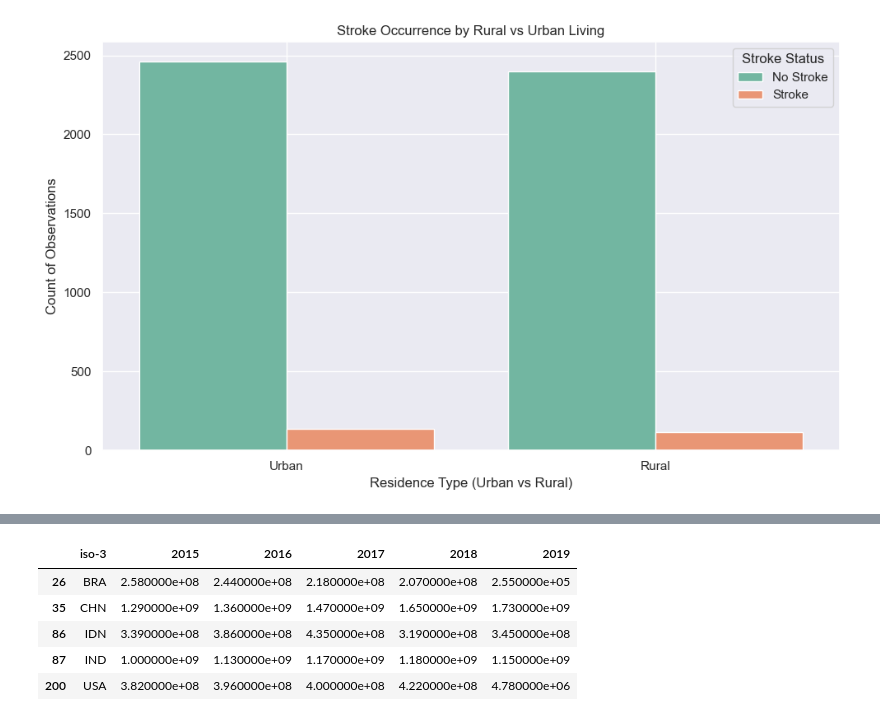
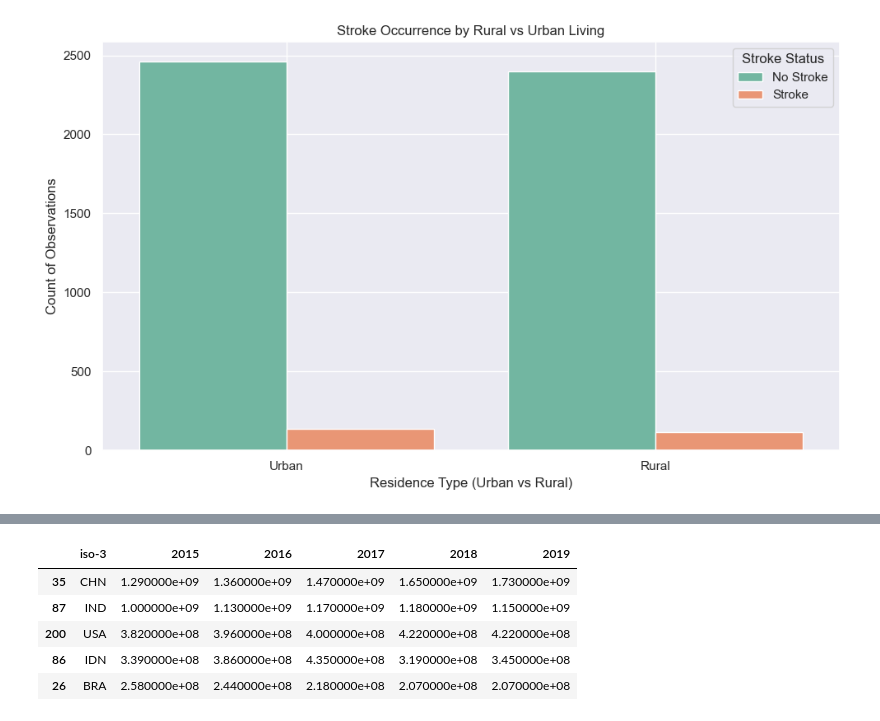
Before and after one commit to alxsbk/su-mt4007, a Jupyter notebook: HW3/hw3.ipynb, the cells around one changed output, grey strips where cells are left out. Drawn from its saved outputs; the diff is of its cells as text; code cells hidden in the pictures.

```diff
--- a/HW3/hw3.ipynb
+++ b/HW3/hw3.ipynb
@@ -417,33 +404,27 @@ First of all, I will fill empty cells with the next cell's value using backward
 
 I then present a table with the iso-3 like in the homework page.
 # %%
-df_filled = df_phone.bfill()
+import pandas as pd
+import numpy as np
 
 def convert_to_numeric(value):
     if isinstance(value, str):
-        value = value.strip().lower()
-        if 'k' in value:
-            return float(value.replace('k', '')) * 1e3
-        elif 'm' in value:
-            return float(value.replace('m', '')) * 1e6
-        elif 'b' in value:
-            return float(value.replace('b', '')) * 1e9
-    try:
-        return float(value)
-    except (ValueError, TypeError):
-        return np.nan
+        multipliers = {'k': 1e3, 'M': 1e6, 'B': 1e9}
+        try:
+            return float(value[:-1]) * multipliers.get(value[-1], 1)
+        except ValueError:
+            return np.nan
+    return value
 
 
-df_final = df_filled.copy()
-for col in df_final.columns[1:]:
-    df_final[col] = df_final[col].apply(convert_to_numeric)
+for col in df_phone.columns[1:]:
+    df_phone[col] = df_phone[col].apply(convert_to_numeric)
 
 
+df_phone.update(df_phone[df_phone.columns[1:]].apply(pd.to_numeric, errors='coerce'))
+df_phone[df_phone.columns[1:]] = df_phone[df_phone.columns[1:]].ffill(axis=1)
 
-df_final = df_final.fillna(0.0)
-
-
-df_final.head(20)
+df_phone.head()
 # %% [output]
 |  | iso-3 | 1960 | 1965 | 1966 | 1967 | 1968 | 1969 | 1970 | 1971 | 1972 | ... | ... |
 | 0 | ABW | 0.0 | 0.0 | 0.0 | 0.0 | 0.0 | 0.0 | 0.0 | 0.0 | 0.0 | ... | ... |
@@ -466,12 +436,12 @@ df_final.head(20)
 # %%
-countries = ["CHN", "IND", "USA", "IDN", "BRA"]
-sorted_df = filtered_df.sort_values(by='iso-3')
-df_filtered_years = sorted_df.loc[:, ['iso-3'] + list(filtered_df.columns[16:])]
-df_filtered_years.head()
+df_phone.columns = df_phone.columns.astype(str)
+df_phone_sorted = df_phone.sort_values(by='2015', ascending=False)
+cleaned_sample = df_phone_sorted[['iso-3', '2015', '2016', '2017', '2018', '2019']]
+cleaned_sample.head()
 # %% [output]
 |  | iso-3 | 2015 | 2016 | 2017 | 2018 | 2019 |
-| 26 | BRA | 2.580000e+08 | 2.440000e+08 | 2.180000e+08 | 2.070000e+08 | 2.550000e+05 |
 | 35 | CHN | 1.290000e+09 | 1.360000e+09 | 1.470000e+09 | 1.650000e+09 | 1.730000e+09 |
+| 87 | IND | 1.000000e+09 | 1.130000e+09 | 1.170000e+09 | 1.180000e+09 | 1.150000e+09 |
+| 200 | USA | 3.820000e+08 | 3.960000e+08 | 4.000000e+08 | 4.220000e+08 | 4.220000e+08 |
 | 86 | IDN | 3.390000e+08 | 3.860000e+08 | 4.350000e+08 | 3.190000e+08 | 3.450000e+08 |
-| 87 | IND | 1.000000e+09 | 1.130000e+09 | 1.170000e+09 | 1.180000e+09 | 1.150000e+09 |
-| 200 | USA | 3.820000e+08 | 3.960000e+08 | 4.000000e+08 | 4.220000e+08 | 4.780000e+06 |
+| 26 | BRA | 2.580000e+08 | 2.440000e+08 | 2.180000e+08 | 2.070000e+08 | 2.070000e+08 |
```
Also changed, not shown: parts of 4 cells of this notebook, 2 other files.
